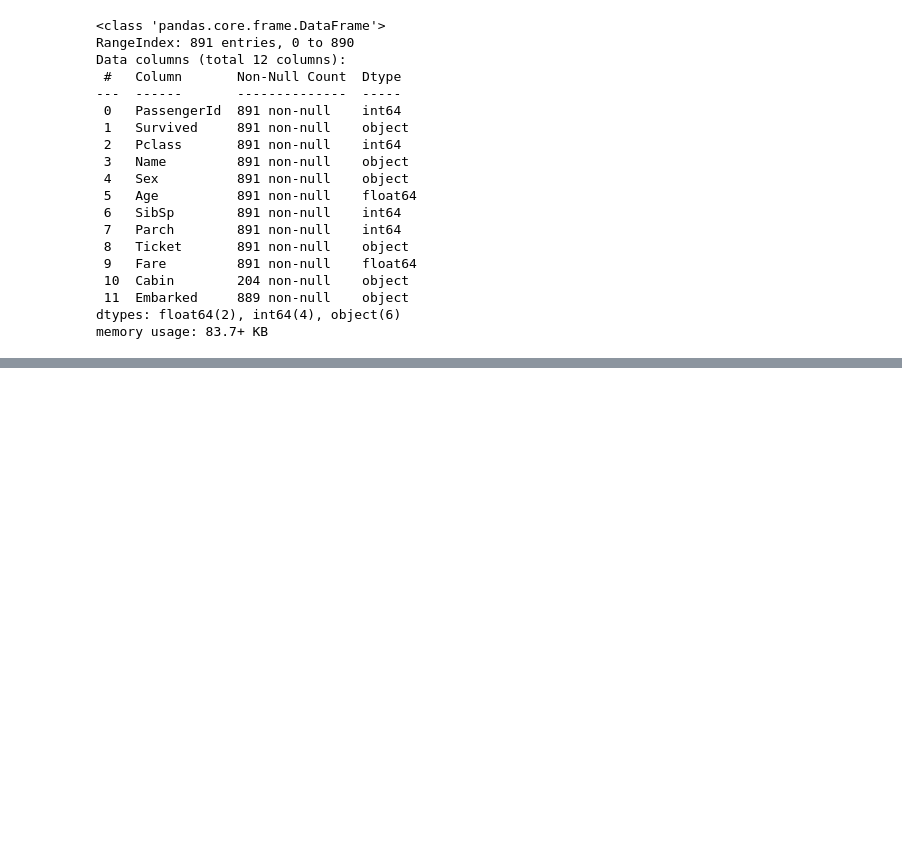
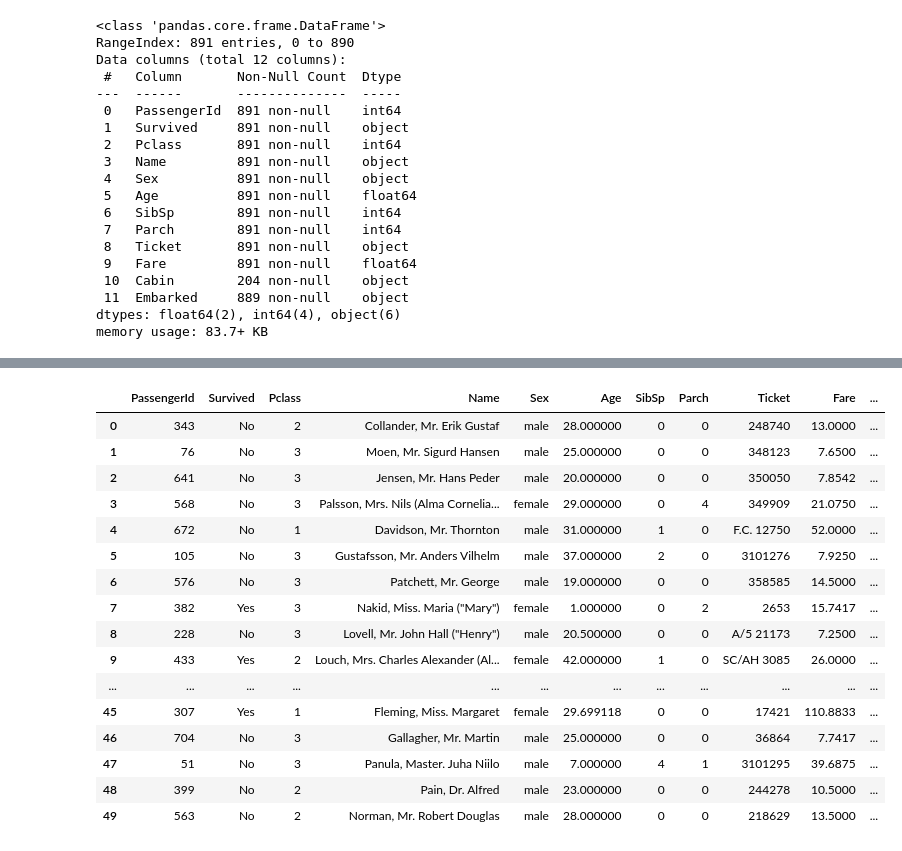
Before and after one commit to Iman-school/titanic-survivors-shaikha4, a Jupyter notebook: Titanic survivors.ipynb, the cells around one changed output, grey strips where cells are left out. Cells and saved outputs as stored; diff of their text form; code cells hidden in the pictures; blank space fills up the shorter version.

```diff
--- a/Titanic survivors.ipynb
+++ b/Titanic survivors.ipynb
@@ -125,0 +126,26 @@ memory usage: 83.3+ KB
+# %%
+#We will create a new feature (column) called family_size by combining ‘SibSp’(Sibling & Spouse) and ‘Parch’(Parent & Children).
+def create_fam_size(df):
+    return df["SibSp"] + df["Parch"] + 1
+
+df["family_size"] = create_fam_size(df)
+# %%
+df.head(50)
+# %% [output]
+|  | PassengerId | Survived | Pclass | Name | Sex | Age | SibSp | Parch | Ticket | Fare | ... |
+| 0 | 343 | No | 2 | Collander, Mr. Erik Gustaf | male | 28.000000 | 0 | 0 | 248740 | 13.0000 | ... |
+| 1 | 76 | No | 3 | Moen, Mr. Sigurd Hansen | male | 25.000000 | 0 | 0 | 348123 | 7.6500 | ... |
+| 2 | 641 | No | 3 | Jensen, Mr. Hans Peder | male | 20.000000 | 0 | 0 | 350050 | 7.8542 | ... |
+| 3 | 568 | No | 3 | Palsson, Mrs. Nils (Alma Cornelia... | female | 29.000000 | 0 | 4 | 349909 | 21.0750 | ... |
+| 4 | 672 | No | 1 | Davidson, Mr. Thornton | male | 31.000000 | 1 | 0 | F.C. 12750 | 52.0000 | ... |
+| 5 | 105 | No | 3 | Gustafsson, Mr. Anders Vilhelm | male | 37.000000 | 2 | 0 | 3101276 | 7.9250 | ... |
+| 6 | 576 | No | 3 | Patchett, Mr. George | male | 19.000000 | 0 | 0 | 358585 | 14.5000 | ... |
+| 7 | 382 | Yes | 3 | Nakid, Miss. Maria ("Mary") | female | 1.000000 | 0 | 2 | 2653 | 15.7417 | ... |
+| 8 | 228 | No | 3 | Lovell, Mr. John Hall ("Henry") | male | 20.500000 | 0 | 0 | A/5 21173 | 7.2500 | ... |
+| 9 | 433 | Yes | 2 | Louch, Mrs. Charles Alexander (Al... | female | 42.000000 | 1 | 0 | SC/AH 3085 | 26.0000 | ... |
+| ... | ... | ... | ... | ... | ... | ... | ... | ... | ... | ... | ... |
+| 45 | 307 | Yes | 1 | Fleming, Miss. Margaret | female | 29.699118 | 0 | 0 | 17421 | 110.8833 | ... |
+| 46 | 704 | No | 3 | Gallagher, Mr. Martin | male | 25.000000 | 0 | 0 | 36864 | 7.7417 | ... |
+| 47 | 51 | No | 3 | Panula, Master. Juha Niilo | male | 7.000000 | 4 | 1 | 3101295 | 39.6875 | ... |
+| 48 | 399 | No | 2 | Pain, Dr. Alfred | male | 23.000000 | 0 | 0 | 244278 | 10.5000 | ... |
+| 49 | 563 | No | 2 | Norman, Mr. Robert Douglas | male | 28.000000 | 0 | 0 | 218629 | 13.5000 | ... |
```
Also changed, not shown: parts of 15 cells of this notebook.
